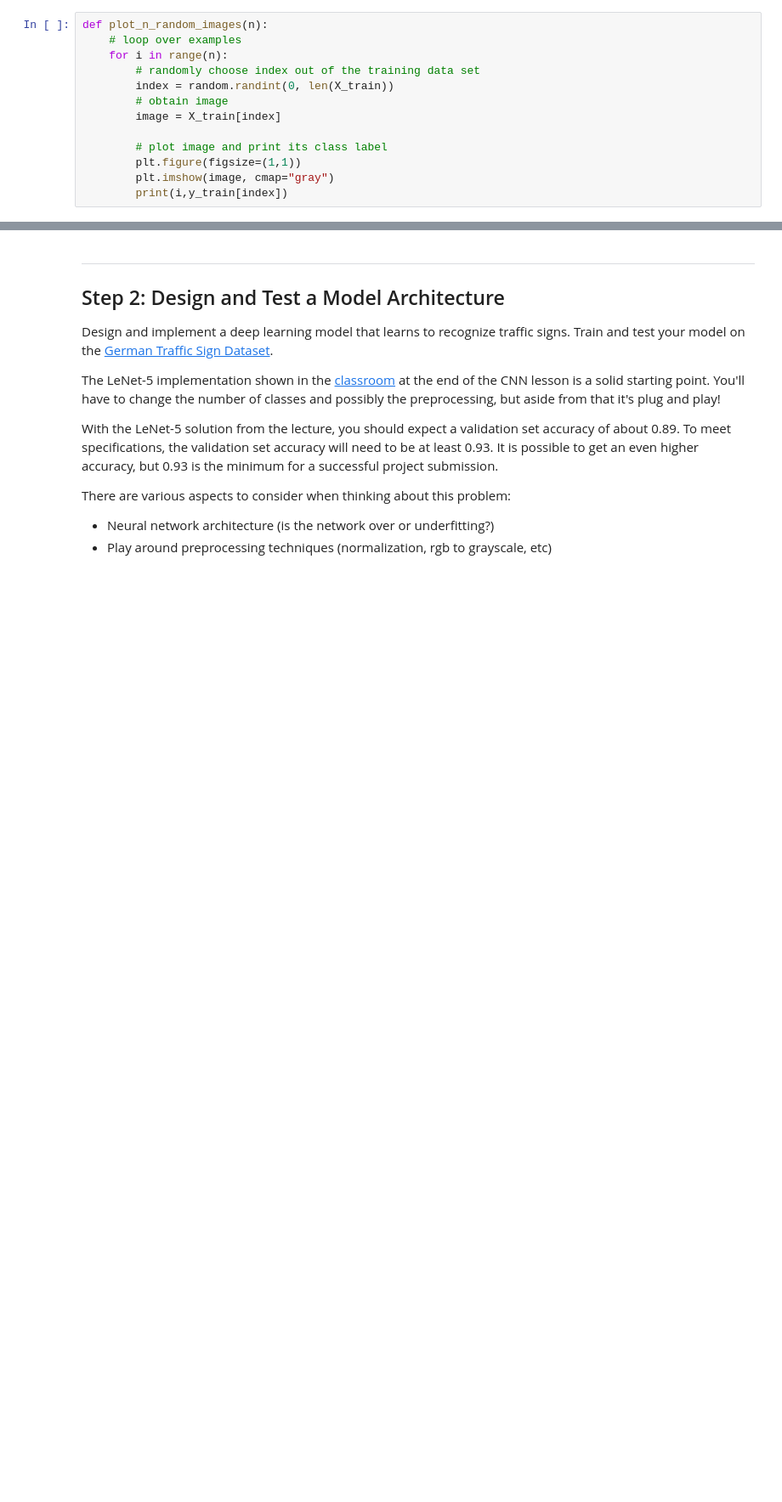
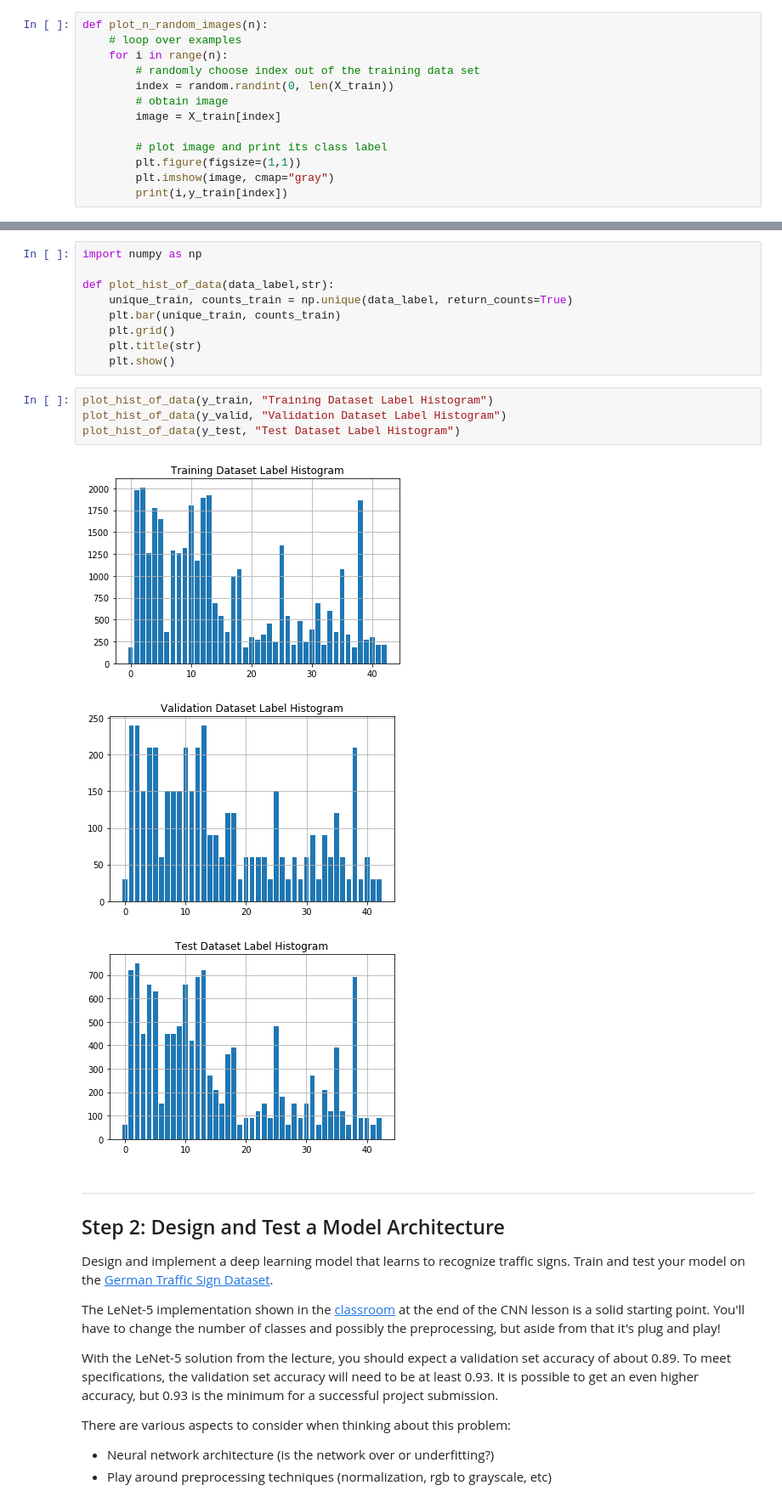
Before and after one commit to appinho/SDCND_P2_TrafficSigns, a Jupyter notebook: Traffic_Sign_Classifier.ipynb, the cells around one changed output, grey strips where cells are left out. Shown at 85% size. Saved outputs shown, nothing was run; the diff lists cells and outputs as text; blank space fills up the shorter version.

```diff
--- a/Traffic_Sign_Classifier.ipynb
+++ b/Traffic_Sign_Classifier.ipynb
@@ -134,3 +134,20 @@ plot_n_random_images(number_of_example_images)
+# %%
+import numpy as np
+
+def plot_hist_of_data(data_label,str):
+    unique_train, counts_train = np.unique(data_label, return_counts=True)
+    plt.bar(unique_train, counts_train)
+    plt.grid()
+    plt.title(str)
+    plt.show()
+# %%
+plot_hist_of_data(y_train, "Training Dataset Label Histogram")
+plot_hist_of_data(y_valid, "Validation Dataset Label Histogram")
+plot_hist_of_data(y_test, "Test Dataset Label Histogram")
+# %% [output]
+[figure, added]
+[figure, added]
+[figure, added]
 # %% [markdown]
 ----
 
```
Also changed, not shown: parts of 11 cells of this notebook.
